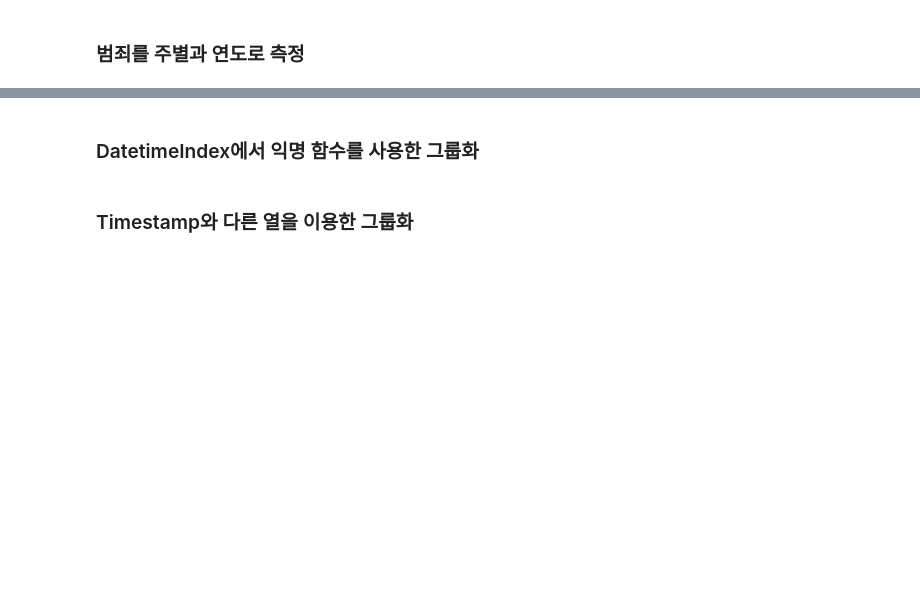
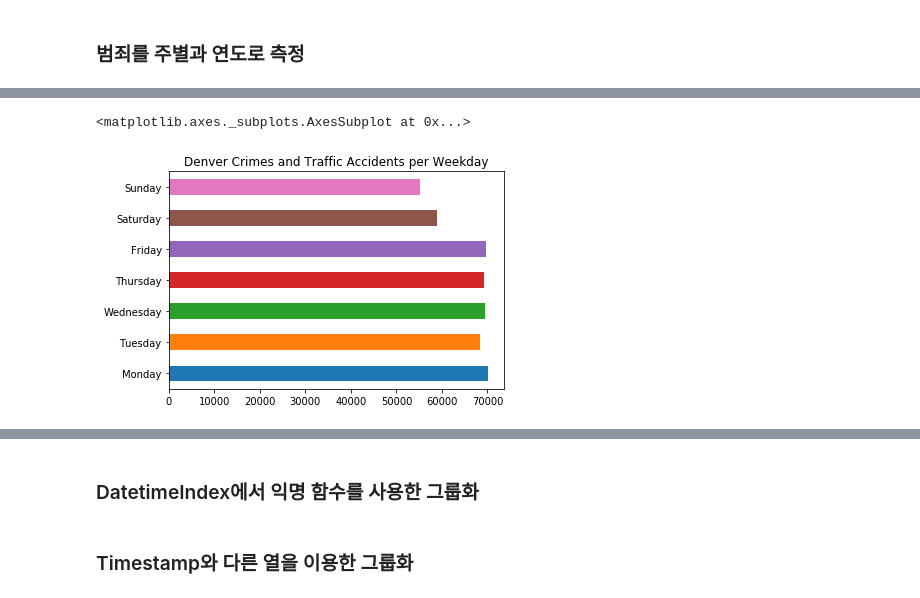
Before and after one commit to liberalapes/pandas_cookbook, a Jupyter notebook: 10장 시계열 분석.ipynb, the cells around one changed output, grey strips where cells are left out. Drawn from its saved outputs; the diff is of its cells as text; code cells hidden in the pictures; blank space fills up the shorter version.

```diff
--- a/10장 시계열 분석.ipynb
+++ b/10장 시계열 분석.ipynb
@@ -92,0 +715,3 @@ Timestamp('2013-04-11 00:00:00')
+# %%
+wd_counts = crime['REPORTED_DATE'].dt.weekday_name.value_counts()
+wd_counts
@@ -92,0 +727,7 @@ Timestamp('2013-04-11 00:00:00')
+# %%
+days = ['Monday', 'Tuesday', 'Wednesday', 'Thursday', 'Friday', 'Saturday', 'Sunday']
+title = 'Denver Crimes and Traffic Accidents per Weekday'
+wd_counts.reindex(days).plot(kind = 'barh', title = title)
+# %% [output]
+<matplotlib.axes._subplots.AxesSubplot at 0x...>
+[figure, added]
```
Also changed, not shown: parts of 82 cells of this notebook.
